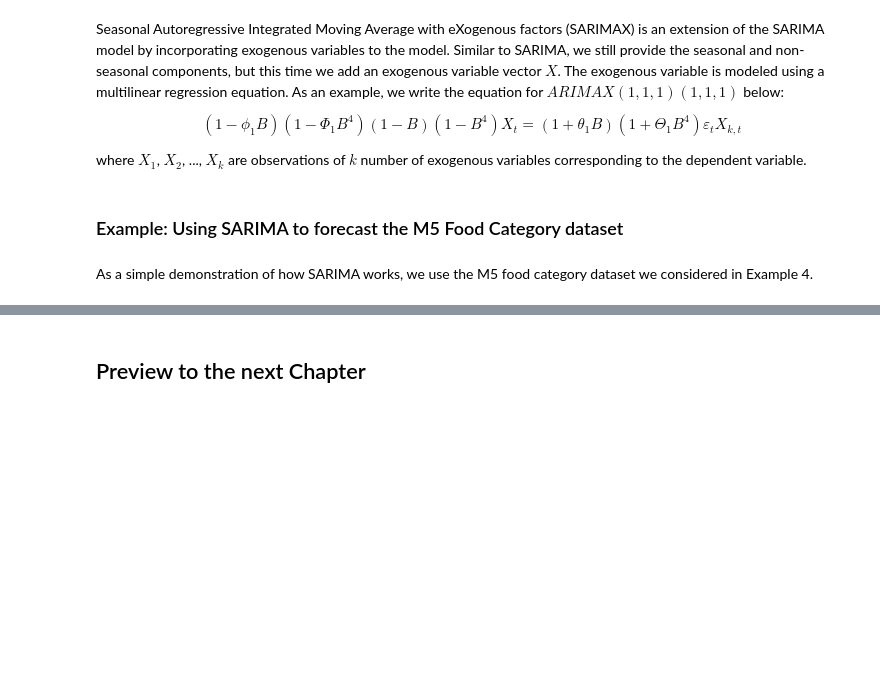
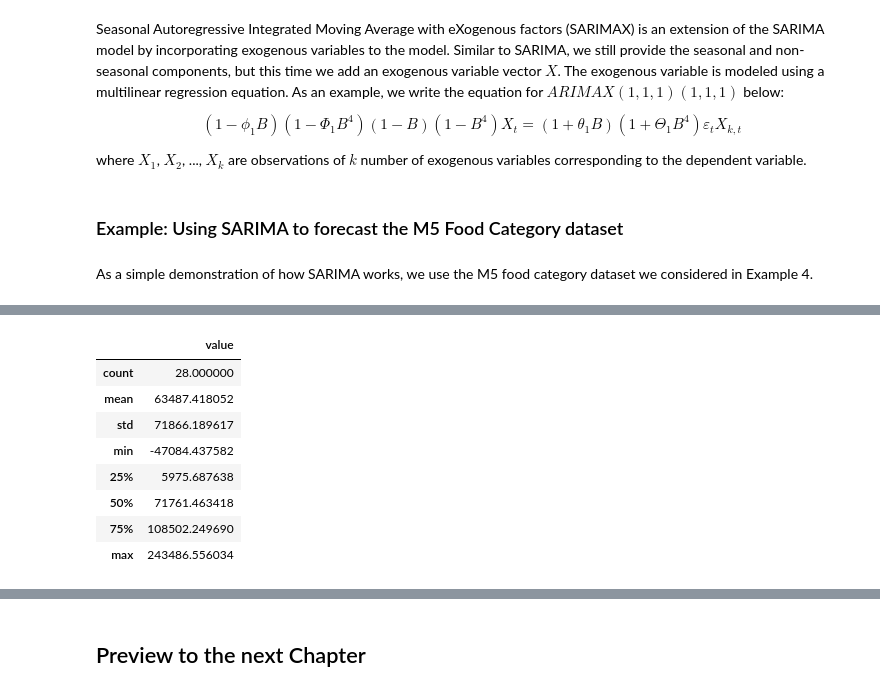
Before and after one commit to norbertgerena/time_series_handbook, a Jupyter notebook: 01_AutoRegressiveIntegratedMovingAverage/01_AutoRegressiveIntegratedMovingAverage.ipynb, the cells around one changed output, grey strips where cells are left out. Cells and saved outputs as stored; diff of their text form; code cells hidden in the pictures; blank space fills up the shorter version.

```diff
--- a/01_AutoRegressiveIntegratedMovingAverage/01_AutoRegressiveIntegratedMovingAverage.ipynb
+++ b/01_AutoRegressiveIntegratedMovingAverage/01_AutoRegressiveIntegratedMovingAverage.ipynb
@@ -1332,0 +1380,12 @@ As a simple demonstration of how SARIMA works, we use the M5 food category datas
+# %%
+residuals.describe().to_frame("value")
+# %% [output]
+|  | value |
+| count | 28.000000 |
+| mean | 63487.418052 |
+| std | 71866.189617 |
+| min | -47084.437582 |
+| 25% | 5975.687638 |
+| 50% | 71761.463418 |
+| 75% | 108502.249690 |
+| max | 243486.556034 |
```
Also changed, not shown: parts of 13 cells of this notebook.
